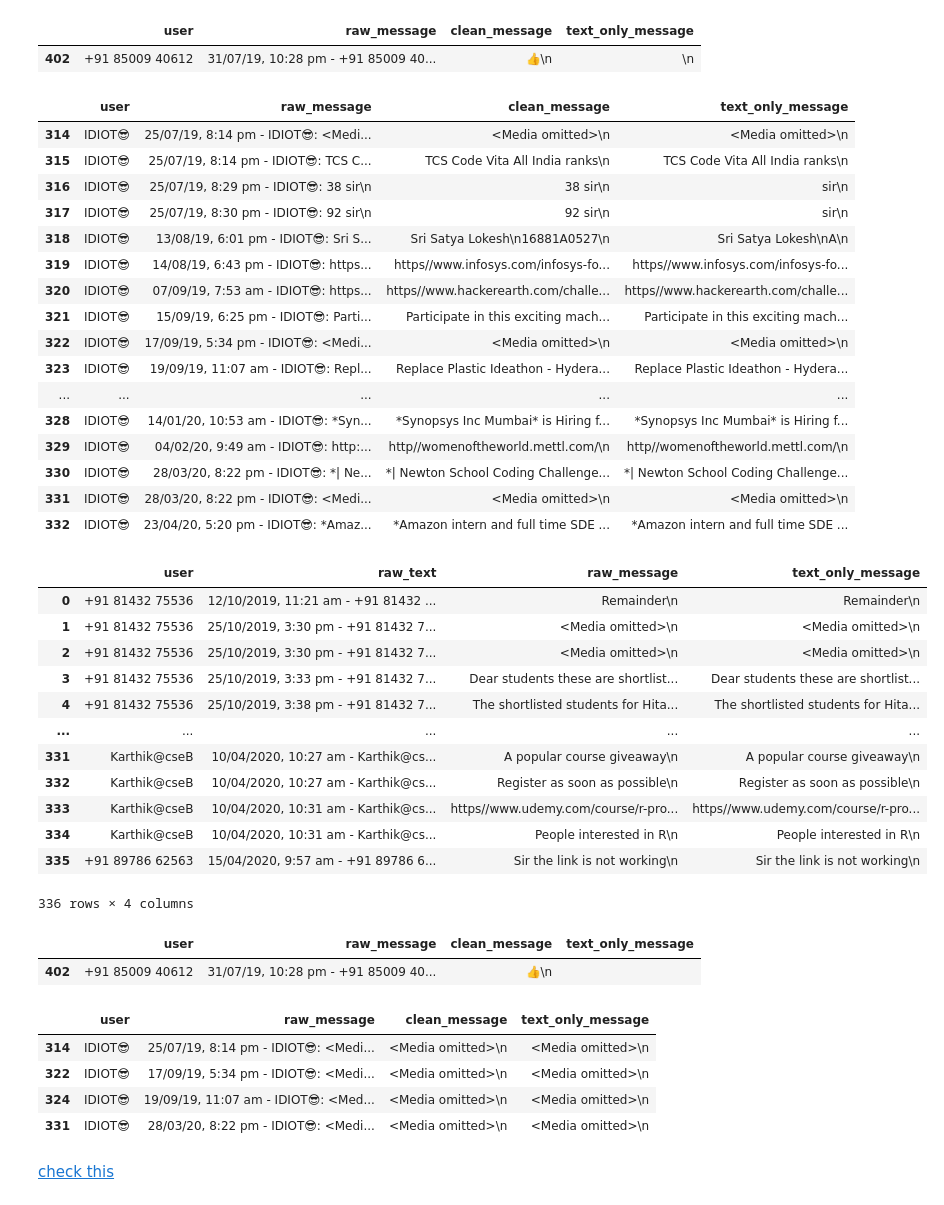
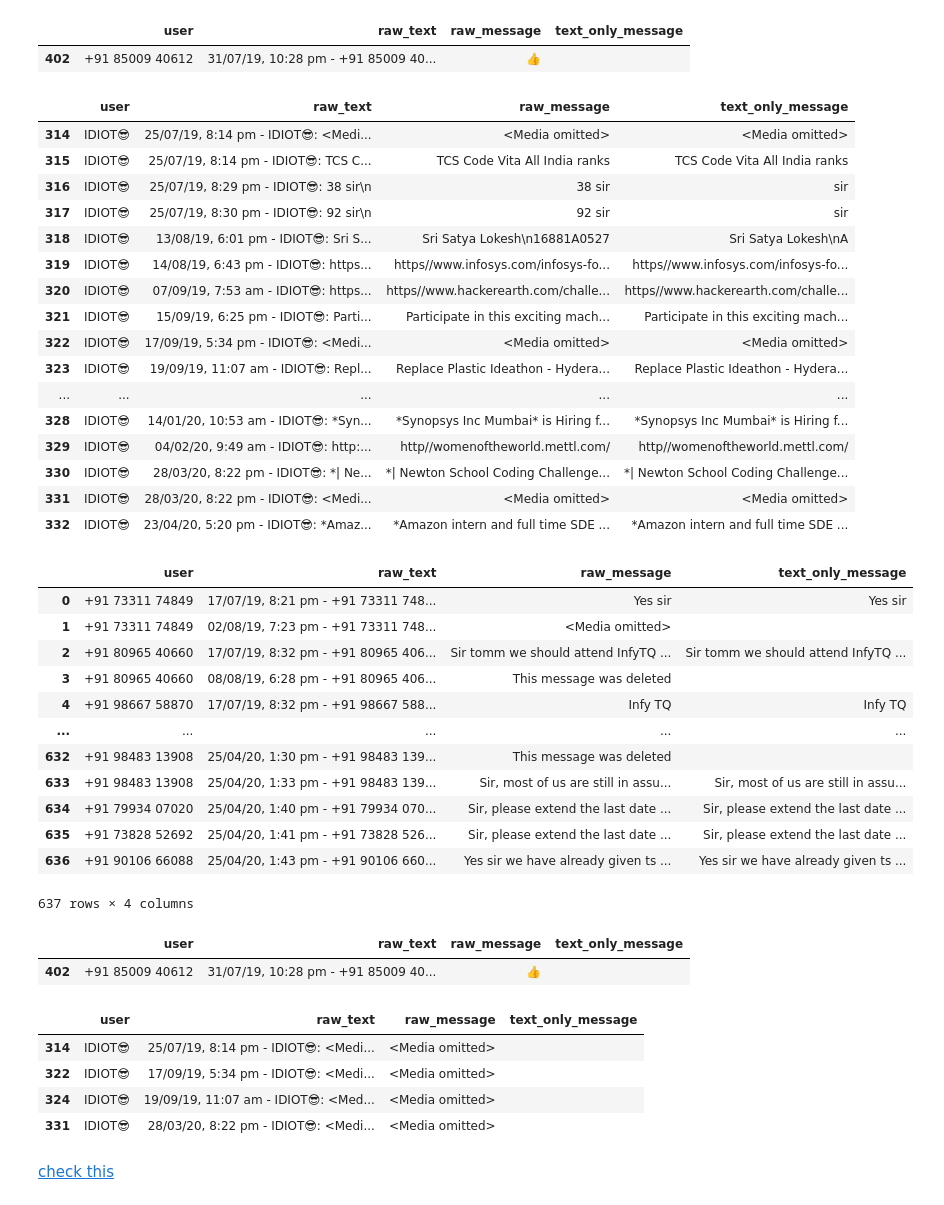
Before and after one commit to SriSatyaLokesh/some-app-for-whatsapp, a Jupyter notebook: notebooks/analytics/Cleaning_Whatsapp_chat_file.ipynb, the cells around one changed output. Drawn from its saved outputs; the diff is of its cells as text; code cells hidden in the pictures.

```diff
--- a/notebooks/analytics/Cleaning_Whatsapp_chat_file.ipynb
+++ b/notebooks/analytics/Cleaning_Whatsapp_chat_file.ipynb
@@ -22,7 +22,7 @@ class Cleaner:
       all_msgs = file.readlines()
       raw_texts = []
       for line in all_msgs:
-        if re.match("^\d{2}/\d{2}/\d{2,4},\s\d{1,2}:\d{2}\s[ap][m]",line):
+        if re.match("^\d{2}/\d{2}/\d{2,4},\s\d{1,2}:\d{2}\s[ap]*[m]*",line):
           # print(line)
           date_split = line.split(' - ') #date and user
           user_split = date_split[1].split(':')
@@ -54,7 +54,7 @@ class Cleaner:
                    'raw_text': list(chainer(raw_messages.values()))})
     return df
 
-chat_file = "WhatsApp Chat with CSE 2K16-2K20.txt"
+chat_file = "WhatsApp Chat with CSE 2K16-2K20 (4).txt"
 clean = Cleaner(chat_file)
 df = clean._get_data()
 df
@@ -98,6 +96,7 @@ for i in raw_msgs_df.index:
   raw_msgs_df.at[i,'raw_message'] = message
 # %%
 df["raw_message"] = df.apply(lambda df : "".join(df['raw_text'].split(":")[2:]),axis=1)
+df["raw_message"] = df.apply(lambda df : df['raw_message'][:-1],axis=1)
 df
 # %% [output]
 |  | user | raw_text | raw_message |
@@ -155,60 +154,60 @@ df
 # %%
 df[df['user'] == '+91 85009 40612']   # example for removing emoji s from clean_message
 # %% [output]
-|  | user | raw_message | clean_message | text_only_message |
-| 402 | +91 85009 40612 | 31/07/19, 10:28 pm - +91 85009 40... | 👍\n | \n |
+|  | user | raw_text | raw_message | text_only_message |
+| 402 | +91 85009 40612 | 31/07/19, 10:28 pm - +91 85009 40... | 👍 |  |
 # %%
 df[df['user'] == "IDIOT😎"]    # example for removing numbers from clean_message
 # %% [output]
-|  | user | raw_message | clean_message | text_only_message |
-| 314 | IDIOT😎 | 25/07/19, 8:14 pm - IDIOT😎: <Medi... | <Media omitted>\n | <Media omitted>\n |
-| 315 | IDIOT😎 | 25/07/19, 8:14 pm - IDIOT😎: TCS C... | TCS Code Vita All India ranks\n | TCS Code Vita All India ranks\n |
-| 316 | IDIOT😎 | 25/07/19, 8:29 pm - IDIOT😎: 38 sir\n | 38 sir\n | sir\n |
-| 317 | IDIOT😎 | 25/07/19, 8:30 pm - IDIOT😎: 92 sir\n | 92 sir\n | sir\n |
-| 318 | IDIOT😎 | 13/08/19, 6:01 pm - IDIOT😎: Sri S... | Sri Satya Lokesh\n16881A0527\n | Sri Satya Lokesh\nA\n |
+|  | user | raw_text | raw_message | text_only_message |
+| 314 | IDIOT😎 | 25/07/19, 8:14 pm - IDIOT😎: <Medi... | <Media omitted> | <Media omitted> |
+| 315 | IDIOT😎 | 25/07/19, 8:14 pm - IDIOT😎: TCS C... | TCS Code Vita All India ranks | TCS Code Vita All India ranks |
+| 316 | IDIOT😎 | 25/07/19, 8:29 pm - IDIOT😎: 38 sir\n | 38 sir | sir |
+| 317 | IDIOT😎 | 25/07/19, 8:30 pm - IDIOT😎: 92 sir\n | 92 sir | sir |
+| 318 | IDIOT😎 | 13/08/19, 6:01 pm - IDIOT😎: Sri S... | Sri Satya Lokesh\n16881A0527 | Sri Satya Lokesh\nA |
 | 319 | IDIOT😎 | 14/08/19, 6:43 pm - IDIOT😎: https... | https//www.infosys.com/infosys-fo... | https//www.infosys.com/infosys-fo... |
 | 320 | IDIOT😎 | 07/09/19, 7:53 am - IDIOT😎: https... | https//www.hackerearth.com/challe... | https//www.hackerearth.com/challe... |
 | 321 | IDIOT😎 | 15/09/19, 6:25 pm - IDIOT😎: Parti... | Participate in this exciting mach... | Participate in this exciting mach... |
-| 322 | IDIOT😎 | 17/09/19, 5:34 pm - IDIOT😎: <Medi... | <Media omitted>\n | <Media omitted>\n |
+| 322 | IDIOT😎 | 17/09/19, 5:34 pm - IDIOT😎: <Medi... | <Media omitted> | <Media omitted> |
 | 323 | IDIOT😎 | 19/09/19, 11:07 am - IDIOT😎: Repl... | Replace Plastic Ideathon - Hydera... | Replace Plastic Ideathon - Hydera... |
 | ... | ... | ... | ... | ... |
 | 328 | IDIOT😎 | 14/01/20, 10:53 am - IDIOT😎: *Syn... | *Synopsys Inc Mumbai* is Hiring f... | *Synopsys Inc Mumbai* is Hiring f... |
-| 329 | IDIOT😎 | 04/02/20, 9:49 am - IDIOT😎: http:... | http//womenoftheworld.mettl.com/\n | http//womenoftheworld.mettl.com/\n |
+| 329 | IDIOT😎 | 04/02/20, 9:49 am - IDIOT😎: http:... | http//womenoftheworld.mettl.com/ | http//womenoftheworld.mettl.com/ |
 | 330 | IDIOT😎 | 28/03/20, 8:22 pm - IDIOT😎: *| Ne... | *| Newton School Coding Challenge... | *| Newton School Coding Challenge... |
-| 331 | IDIOT😎 | 28/03/20, 8:22 pm - IDIOT😎: <Medi... | <Media omitted>\n | <Media omitted>\n |
+| 331 | IDIOT😎 | 28/03/20, 8:22 pm - IDIOT😎: <Medi... | <Media omitted> | <Media omitted> |
 | 332 | IDIOT😎 | 23/04/20, 5:20 pm - IDIOT😎: *Amaz... | *Amazon intern and full time SDE ... | *Amazon intern and full time SDE ... |
 # %%
-df.loc[(df['text_only_message'] == " This message was deleted\n") | (df['text_only_message'] == " \n"),'text_only_message'] = ""
+df.loc[(df['text_only_message'] == " This message was deleted") | (df['text_only_message'] == " <Media omitted>"),'text_only_message'] = ""
 df
 # %% [output]
 |  | user | raw_text | raw_message | text_only_message |
-| 0 | +91 81432 75536 | 12/10/2019, 11:21 am - +91 81432 ... | Remainder\n | Remainder\n |
-| 1 | +91 81432 75536 | 25/10/2019, 3:30 pm - +91 81432 7... | <Media omitted>\n | <Media omitted>\n |
-| 2 | +91 81432 75536 | 25/10/2019, 3:30 pm - +91 81432 7... | <Media omitted>\n | <Media omitted>\n |
-| 3 | +91 81432 75536 | 25/10/2019, 3:33 pm - +91 81432 7... | Dear students these are shortlist... | Dear students these are shortlist... |
-| 4 | +91 81432 75536 | 25/10/2019, 3:38 pm - +91 81432 7... | The shortlisted students for Hita... | The shortlisted students for Hita... |
+| 0 | +91 73311 74849 | 17/07/19, 8:21 pm - +91 73311 748... | Yes sir | Yes sir |
+| 1 | +91 73311 74849 | 02/08/19, 7:23 pm - +91 73311 748... | <Media omitted> |  |
+| 2 | +91 80965 40660 | 17/07/19, 8:32 pm - +91 80965 406... | Sir tomm we should attend InfyTQ ... | Sir tomm we should attend InfyTQ ... |
+| 3 | +91 80965 40660 | 08/08/19, 6:28 pm - +91 80965 406... | This message was deleted |  |
+| 4 | +91 98667 58870 | 17/07/19, 8:32 pm - +91 98667 588... | Infy TQ | Infy TQ |
 | ... | ... | ... | ... | ... |
-| 331 | Karthik@cseB | 10/04/2020, 10:27 am - Karthik@cs... | A popular course giveaway\n | A popular course giveaway\n |
-| 332 | Karthik@cseB | 10/04/2020, 10:27 am - Karthik@cs... | Register as soon as possible\n | Register as soon as possible\n |
-| 333 | Karthik@cseB | 10/04/2020, 10:31 am - Karthik@cs... | https//www.udemy.com/course/r-pro... | https//www.udemy.com/course/r-pro... |
-| 334 | Karthik@cseB | 10/04/2020, 10:31 am - Karthik@cs... | People interested in R\n | People interested in R\n |
-| 335 | +91 89786 62563 | 15/04/2020, 9:57 am - +91 89786 6... | Sir the link is not working\n | Sir the link is not working\n |
+| 632 | +91 98483 13908 | 25/04/20, 1:30 pm - +91 98483 139... | This message was deleted |  |
+| 633 | +91 98483 13908 | 25/04/20, 1:33 pm - +91 98483 139... | Sir, most of us are still in assu... | Sir, most of us are still in assu... |
+| 634 | +91 79934 07020 | 25/04/20, 1:40 pm - +91 79934 070... | Sir, please extend the last date ... | Sir, please extend the last date ... |
+| 635 | +91 73828 52692 | 25/04/20, 1:41 pm - +91 73828 526... | Sir, please extend the last date ... | Sir, please extend the last date ... |
+| 636 | +91 90106 66088 | 25/04/20, 1:43 pm - +91 90106 660... | Yes sir we have already given ts ... | Yes sir we have already given ts ... |
-336 rows × 4 columns
+637 rows × 4 columns
 # %%
 df[df['user'] == '+91 85009 40612']
 # %% [output]
-|  | user | raw_message | clean_message | text_only_message |
-| 402 | +91 85009 40612 | 31/07/19, 10:28 pm - +91 85009 40... | 👍\n |  |
+|  | user | raw_text | raw_message | text_only_message |
+| 402 | +91 85009 40612 | 31/07/19, 10:28 pm - +91 85009 40... | 👍 |  |
 # %%
 mask1 = df['user'] == "IDIOT😎"
-mask2 = df['clean_message'] == " <Media omitted>\n"
+mask2 = df['raw_message'] == " <Media omitted>"
 df[mask1 & mask2]
 # %% [output]
-|  | user | raw_message | clean_message | text_only_message |
-| 314 | IDIOT😎 | 25/07/19, 8:14 pm - IDIOT😎: <Medi... | <Media omitted>\n | <Media omitted>\n |
-| 322 | IDIOT😎 | 17/09/19, 5:34 pm - IDIOT😎: <Medi... | <Media omitted>\n | <Media omitted>\n |
-| 324 | IDIOT😎 | 19/09/19, 11:07 am - IDIOT😎: <Med... | <Media omitted>\n | <Media omitted>\n |
-| 331 | IDIOT😎 | 28/03/20, 8:22 pm - IDIOT😎: <Medi... | <Media omitted>\n | <Media omitted>\n |
+|  | user | raw_text | raw_message | text_only_message |
+| 314 | IDIOT😎 | 25/07/19, 8:14 pm - IDIOT😎: <Medi... | <Media omitted> |  |
+| 322 | IDIOT😎 | 17/09/19, 5:34 pm - IDIOT😎: <Medi... | <Media omitted> |  |
+| 324 | IDIOT😎 | 19/09/19, 11:07 am - IDIOT😎: <Med... | <Media omitted> |  |
+| 331 | IDIOT😎 | 28/03/20, 8:22 pm - IDIOT😎: <Medi... | <Media omitted> |  |
 # %% [markdown]
 [check this](https://stackoverflow.com/questions/55742928/pandas-check-which-substring-is-in-column-of-strings/55743174)
 # %%
```
Also changed, not shown: parts of 23 cells of this notebook.
